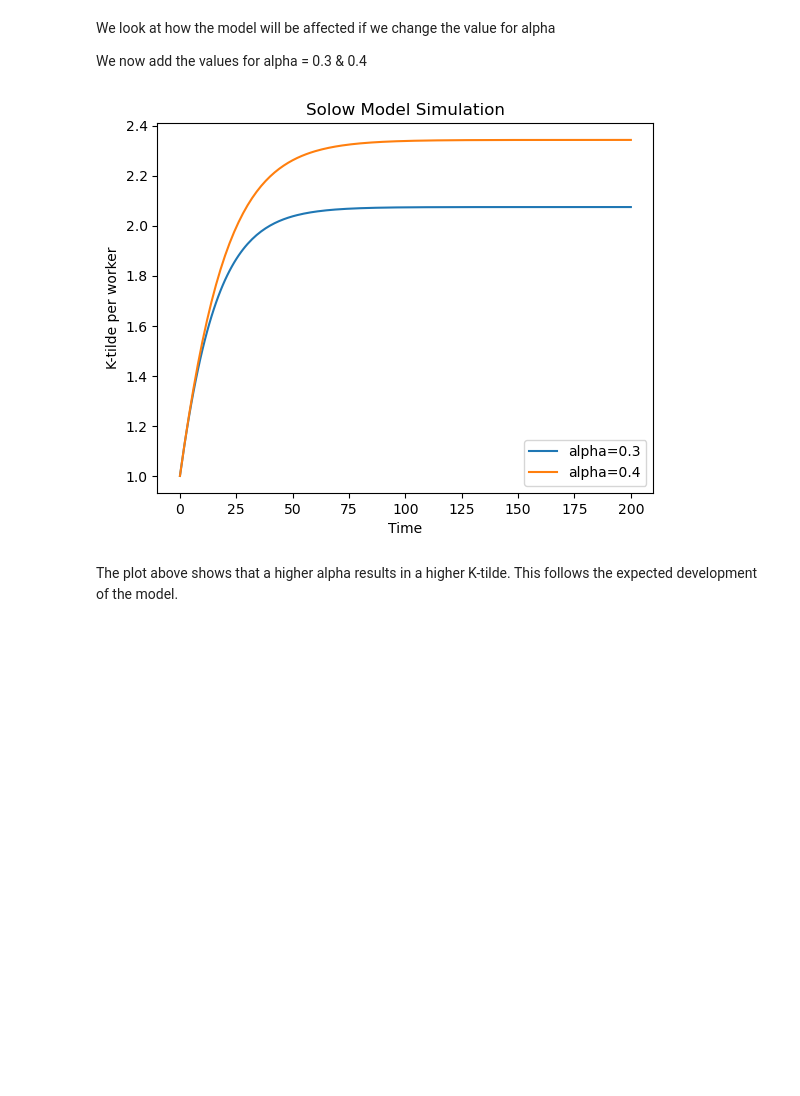
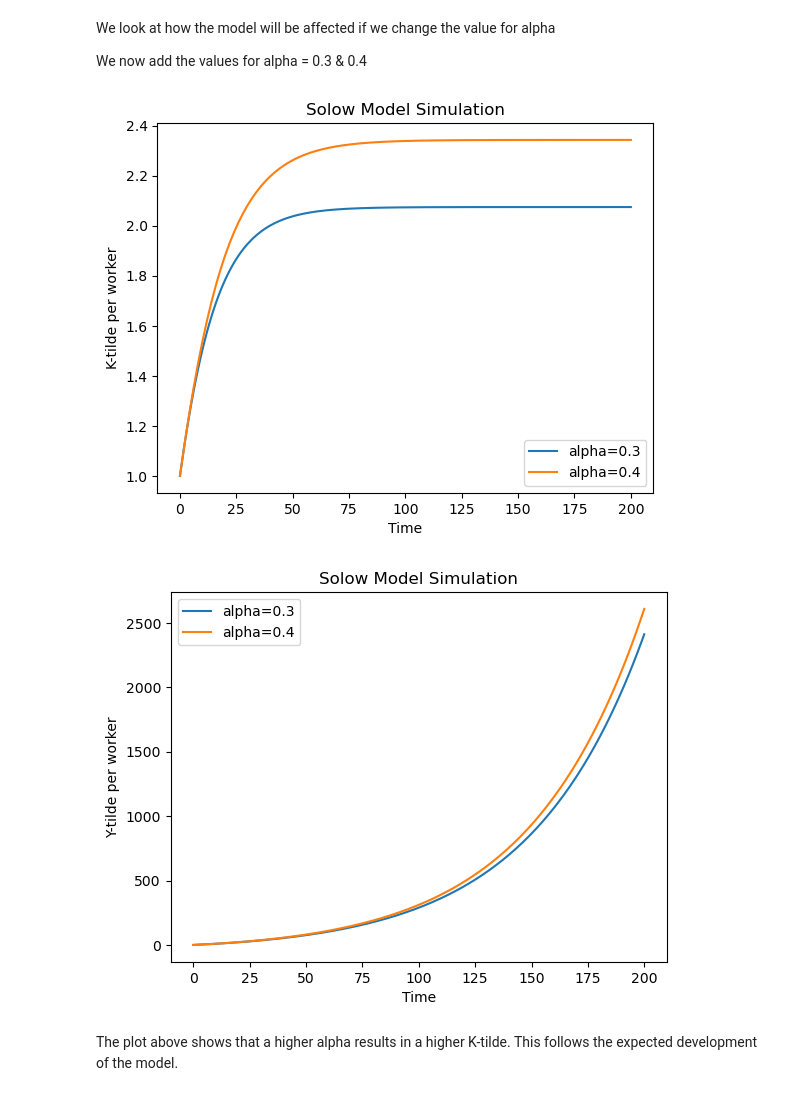
Before and after one commit to NumEconCopenhagen/projects-2023-rvcode, a Jupyter notebook: modelproject/modelproject.ipynb, the cells around one changed output. Saved outputs shown, nothing was run; the diff lists cells and outputs as text; code cells hidden in the pictures; blank space fills up the shorter version.

```diff
--- a/modelproject/modelproject.ipynb
+++ b/modelproject/modelproject.ipynb
@@ -351,32 +416,43 @@ We look at how the model will be affected if we change the value for alpha
 
 We now add the values for alpha = 0.3 & 0.4
 # %%
-#Define the systems of equations for the Solow model
-# Define the model parameters
-
-
+# Set the model parameters
 alpha = 0.3
 phi = 0.2
 s = 0.2
 delta = 0.1
 n = 0.02
 
-K_path, Y_path, A_path = sim_solow()
+# Simulate the Solow model for alpha = 0.3
+K_path, Y_path, A_path = sim_solow(alpha)
 
+# Set the model parameter to alpha = 0.4
 alpha = 0.4
 
-K_path2, Y_path2, A_path2 = sim_solow()
-# Plot the results
+# Simulate the Solow model for alpha = 0.4
+K_path2, Y_path2, A_path2 = sim_solow(alpha)
+
+# Plot the capital per worker (K-tilde) paths
 time = np.arange(len(K_path))
-plt.plot(K_path / A_path, label="alpha=0.3")
-plt.plot(K_path2 / A_path2, label="alpha=0.4")
+plt.plot(time, K_path / A_path, label="alpha=0.3")
+plt.plot(time, K_path2 / A_path2, label="alpha=0.4")
 plt.xlabel('Time')
 plt.ylabel('K-tilde per worker')
 plt.title('Solow Model Simulation')
 plt.legend()
 plt.show()
+
+# Plot the output per worker (Y-tilde) paths
+plt.plot(time, Y_path / A_path, label="alpha=0.3")
+plt.plot(time, Y_path2 / A_path2, label="alpha=0.4")
+plt.xlabel('Time')
+plt.ylabel('Y-tilde per worker')
+plt.title('Solow Model Simulation')
+plt.legend()
+plt.show()
 # %% [output]
 [figure]
+[figure, added]
 # %% [markdown]
 The plot above shows that a higher alpha results in a higher K-tilde. This follows the expected development of the model.
 # %% [markdown]
```
Also changed, not shown: parts of 7 cells of this notebook.
